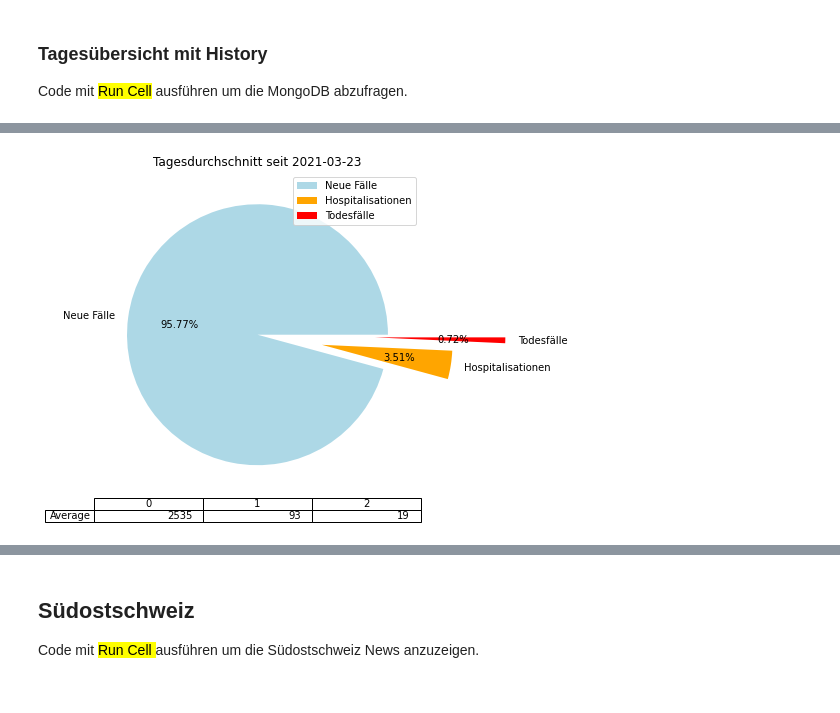
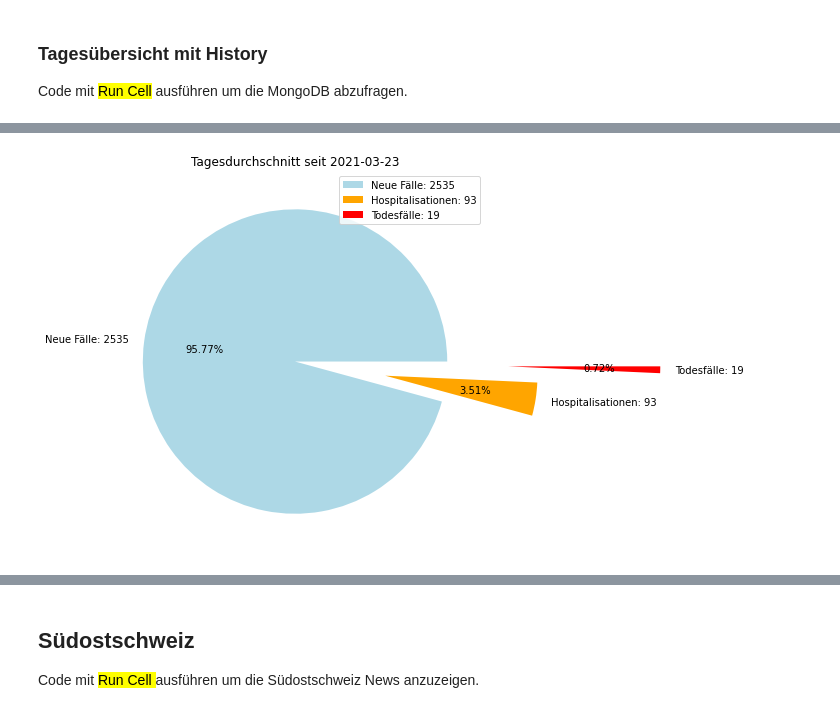
Before and after one commit to tinuwalther/Jupyter-Notebooks, a Jupyter notebook: python/News-Reader.ipynb, the cells around one changed output, grey strips where cells are left out. Saved outputs shown, nothing was run; the diff lists cells and outputs as text; code cells hidden in the pictures.

```diff
--- a/python/News-Reader.ipynb
+++ b/python/News-Reader.ipynb
@@ -394,36 +427,91 @@ df.tail(5)
 # %%
-# Out charts
+# Create charts with data from MongoDB
+
 import re
 import matplotlib.pyplot as plt
 
-count_of_datum   = df.Datum.count()
-first_value      = str(re.findall('\d{4}\-\d{2}\-\d{2}', str(df.Datum.values[0]))[0])
-plot_colors=['lightblue', 'orange','red']
+count_of_datum = df.Datum.count()
+first_value    = str(re.findall('\d{4}\-\d{2}\-\d{2}', str(df.Datum.values[0]))[0])
+plot_colors    = ['lightblue', 'orange','red']
+#pie_index      = ['Neue Fälle','Hospitalisationen','Todesfälle']
 
+## Build sum of data
 sum_of_swiss_people = 8655118
-sum_of_new_cases = int(df['Neue Fälle'].sum())
-sum_of_new_hosp  = int(df['Hospitalisationen'].sum())
-sum_of_new_dead  = int(df['Todesfälle'].sum())
+sum_of_new_cases    = int(df['Neue Fälle'].sum())
+sum_of_new_hosp     = int(df['Hospitalisationen'].sum())
+sum_of_new_dead     = int(df['Todesfälle'].sum())
 
-sum_of_data    = [{'Summe neuer Fälle' : sum_of_new_cases,'Summe Hospitalisationen' : sum_of_new_hosp,'Summe Todesfälle' : sum_of_new_dead}]
-sum_of_table   = pd.DataFrame(sum_of_data)
-display(sum_of_table)
-
+## Build average of data
 avg_of_new_cases = int(sum_of_new_cases / count_of_datum)
 avg_of_new_hosp  = int(sum_of_new_hosp / count_of_datum)
 avg_of_new_dead  = int(sum_of_new_dead / count_of_datum)
-avg_pie_dict = {
-    'Name'   :['Neue Fälle','Hospitalisationen','Todesfälle'],
-    'Average':[avg_of_new_cases,avg_of_new_hosp,avg_of_new_dead]
+
+## Create the dictionary with avg and sum
+pie_index   = [
+    f'Neue Fälle: {avg_of_new_cases}',
+    f'Hospitalisationen: {avg_of_new_hosp}',
+    f'Todesfälle: {avg_of_new_dead}'
+]
+
+pie_dict = {
+    'Average':[avg_of_new_cases,avg_of_new_hosp,avg_of_new_dead],
+    'Summe'  :[sum_of_new_cases,sum_of_new_hosp,sum_of_new_dead],
 }
-avg_pie_df = pd.DataFrame(data=avg_pie_dict)
-avg_pie_explode=(0,0.5,0.9)
-avg_pie_df.plot.pie(title=f"Tagesdurchschnitt seit {first_value}", ylabel="", y='Average', labels=avg_pie_dict['Name'], table=True, autopct='%1.2f%%', colors=plot_colors, explode=avg_pie_explode, figsize=(6,6))
 
-df = pd.DataFrame(result)
-# Print data frame set as line chart
-df.plot.line(x="Datum", xlabel="", ylabel="", y=["Neue Fälle"], title="Laborbestätige neu gemeldete Fälle", grid=True, legend=False, figsize=(9,4))
-df.plot.line(subplots=True, xlabel="", ylabel="", x="Datum", y=["Hospitalisationen","Todesfälle"], title="Laborbestätigte Hospitalisierungen und Todesfälle", grid=True, legend=False, figsize=(9,4))
+## Create the thable with avg and sum
+table_data = [{
+    'Seit Datum'            : first_value,
+    'Avg/Neue Fälle'        : avg_of_new_cases,
+    'Avg/Hospitalisationen' : avg_of_new_hosp,
+    'Avg/Todesfälle'        : avg_of_new_dead,
+    'Sum/Neue Fälle'        : sum_of_new_cases,
+    'Sum/Hospitalisationen' : sum_of_new_hosp,
+    'Sum/Todesfälle'        : sum_of_new_dead,
+}]
 
+### Print data frame set as table
+sum_of_table = pd.DataFrame(data = table_data)
+display(sum_of_table)
+
+### Print data frame set as pie chart
+avg_pie_df = pd.DataFrame(data = pie_dict)
+avg_pie_explode = (0,0.6,1.4)
+avg_pie_df.plot.pie(
+    #subplots = True,
+    ylabel  = "", y = 'Average',
+    title   = f"Tagesdurchschnitt seit {first_value}",
+    labels  = pie_index,
+    #table   = True,
+    autopct = '%1.2f%%',
+    colors  = plot_colors,
+    explode = avg_pie_explode,
+    figsize = (7,7)
+)
+
+### Print data frame set as line chart
+df = pd.DataFrame(result_of_history)
+df.plot.line(
+    x       = "Datum",
+    xlabel  = "",
+    ylabel  = "",
+    y       = ["Neue Fälle"],
+    title   = "Laborbestätige neu gemeldete Fälle",
+    grid    = True,
+    legend  = False,
+    figsize = (15,5)
+)
+
+### Print data frame set as line chart with subplots
+df.plot.line(
+    subplots = True,
+    x        = "Datum",
+    xlabel   = "",
+    ylabel   = "",
+    y        = ["Hospitalisationen","Todesfälle"],
+    title    = "Laborbestätigte Hospitalisierungen und Todesfälle",
+    grid     = True,
+    legend   = False,
+    figsize  = (15,5)
+)
 print("")
 # %% [output]
@@ -432 +520 @@ print("")
-[figure, old version]
+[figure, new version]
```
Also changed, not shown: parts of 8 cells of this notebook.
